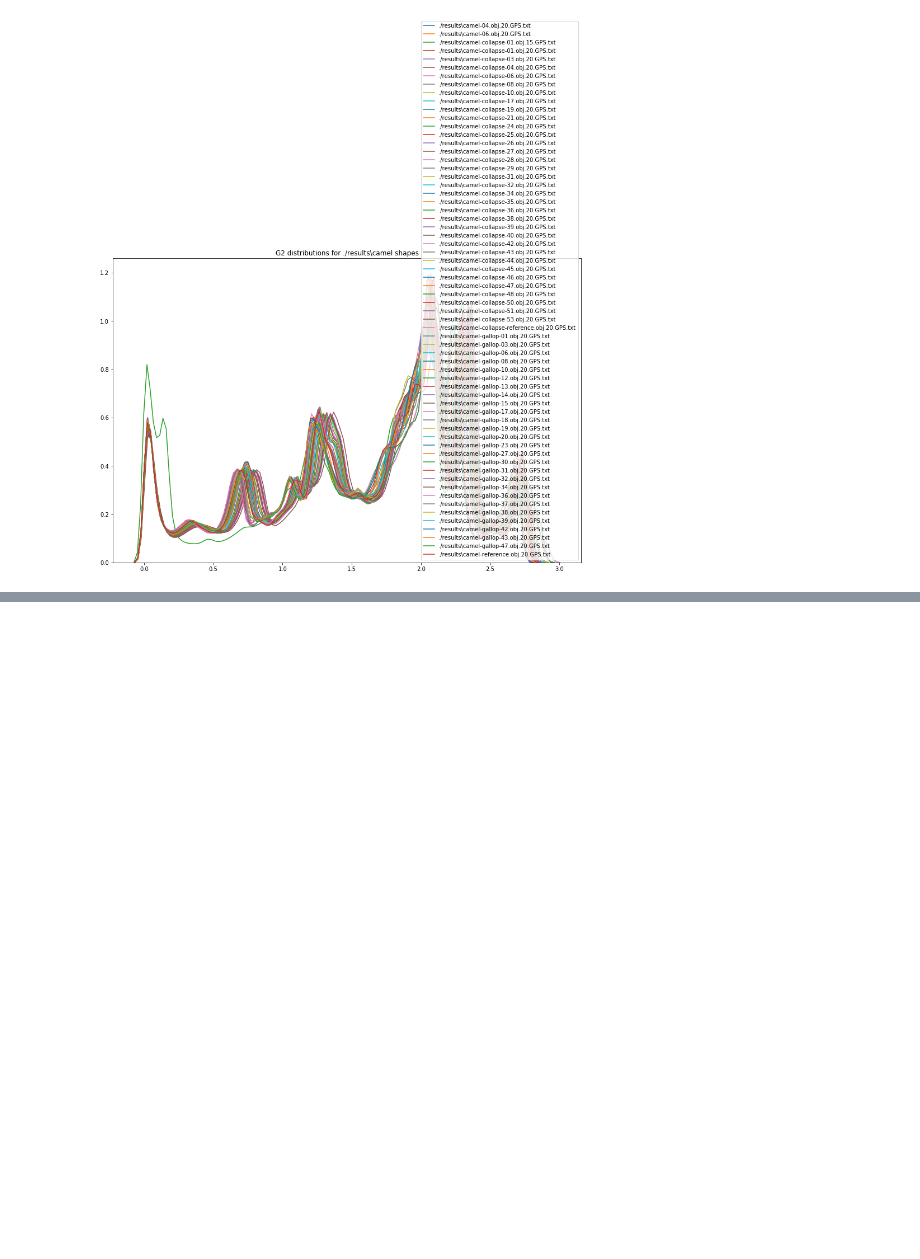
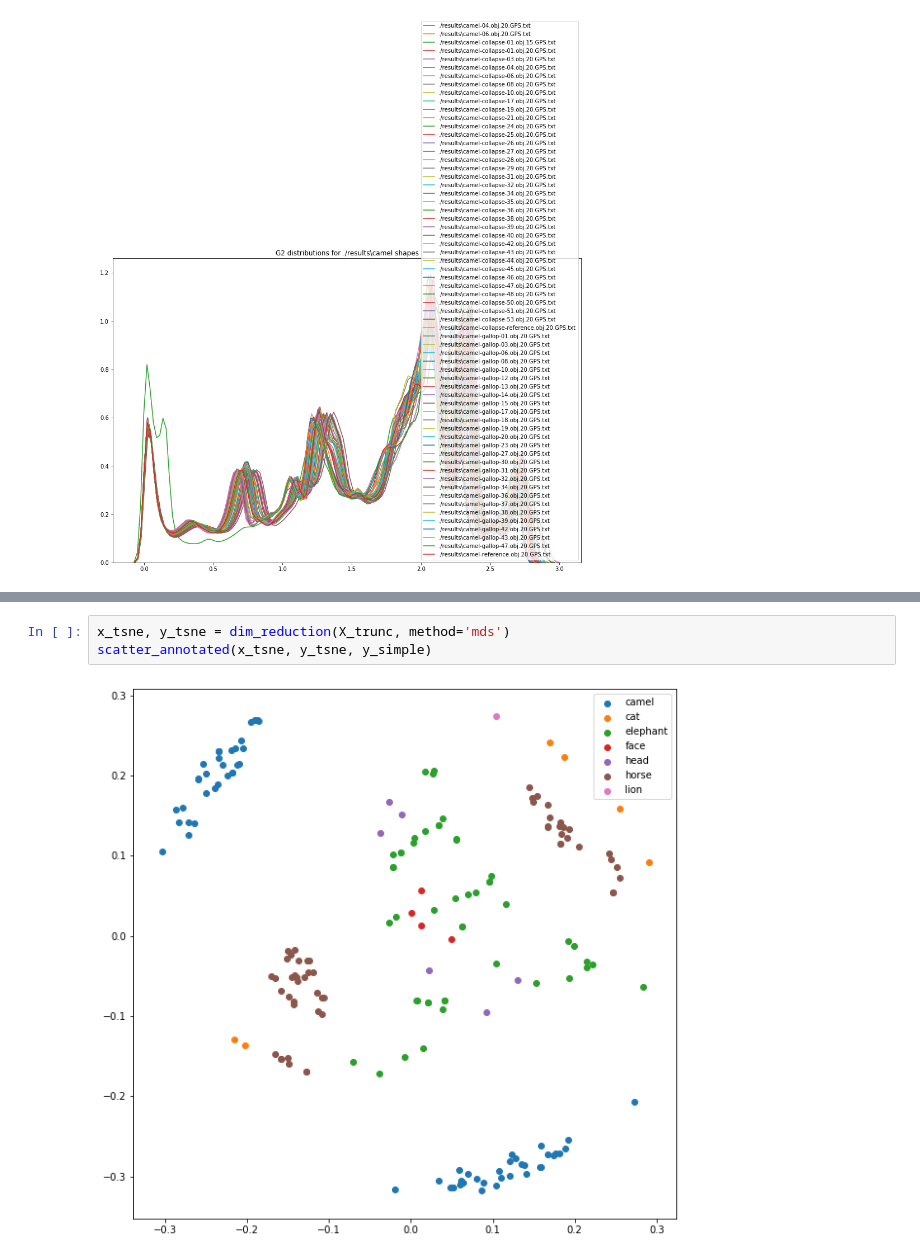
Before and after one commit to cepedus/Laplace-Beltrami-mesh-classifier, a Jupyter notebook: DescriptorAnalysis.ipynb, the cells around one changed output, grey strips where cells are left out. Cells and saved outputs as stored; diff of their text form; blank space fills up the shorter version.

```diff
--- a/DescriptorAnalysis.ipynb
+++ b/DescriptorAnalysis.ipynb
@@ -288,0 +329,5 @@ for shape in base_names:
+# %%
+x_tsne, y_tsne = dim_reduction(X_trunc, method='mds')
+scatter_annotated(x_tsne, y_tsne, y_simple)
+# %% [output]
+[figure, added]
```
Also changed, not shown: parts of 8 cells of this notebook.
